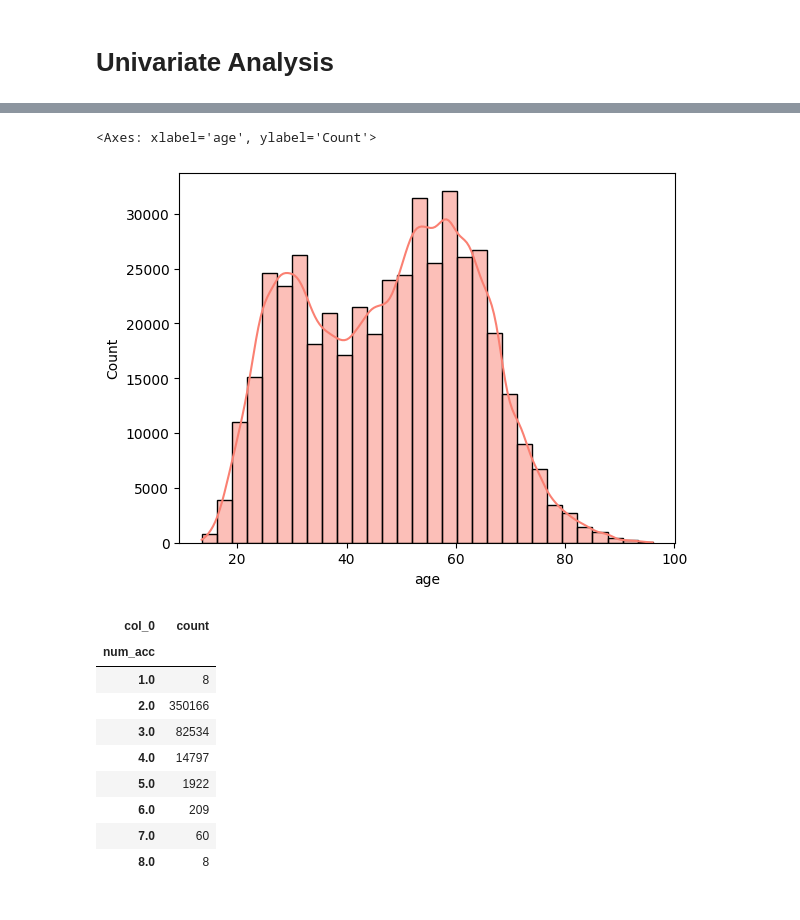
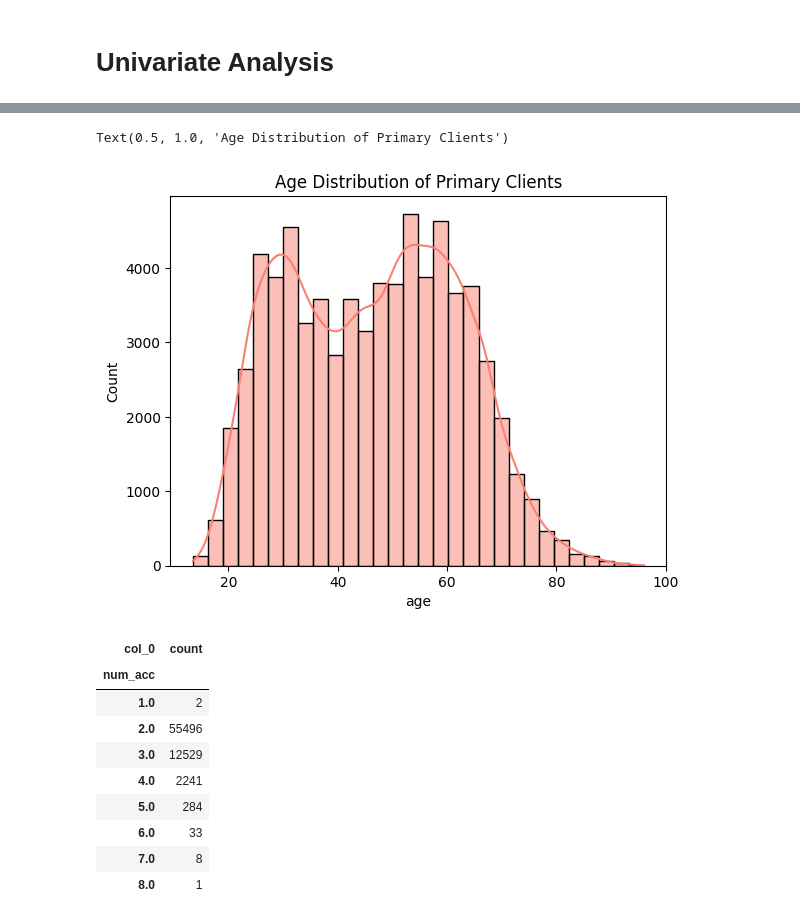
Before and after one commit to Ryanvandenakker/Vanguard_Project, a Jupyter notebook: notebooks/Vanguard Project.ipynb, the cells around one changed output, grey strips where cells are left out. Drawn from its saved outputs; the diff is of its cells as text; code cells hidden in the pictures.

```diff
--- a/notebooks/Vanguard Project.ipynb
+++ b/notebooks/Vanguard Project.ipynb
@@ -292,23 +303,23 @@ Passing `palette` without assigning `hue` is deprecated and will be removed in v
 # %%
 # Plotting a histogram for the 'age' column of the 'primary_clients' dataframe
-sns.histplot(primary_clients['age'], kde=True, bins=30, color="salmon")
+sns.histplot(clean_profile['age'], kde=True, bins=30, color="salmon")
+plt.title("Age Distribution of Primary Clients")
 # %% [output]
-<Axes: xlabel='age', ylabel='Count'>
+Text(0.5, 1.0, 'Age Distribution of Primary Clients')
-[figure, old version]
+[figure, new version]
 # %%
 # Creating a crosstab table for the 'num_acc' column, counting occurrences for each unique value
-account_freq = pd.crosstab(index = primary_clients["num_acc"],
-                              columns="count")
+account_freq = pd.crosstab(index = clean_profile["num_acc"], columns="count")
 account_freq
 # %% [output]
 | col_0 | count |
 | num_acc |  |
-| 1.0 | 8 |
-| 2.0 | 350166 |
-| 3.0 | 82534 |
-| 4.0 | 14797 |
-| 5.0 | 1922 |
-| 6.0 | 209 |
-| 7.0 | 60 |
-| 8.0 | 8 |
+| 1.0 | 2 |
+| 2.0 | 55496 |
+| 3.0 | 12529 |
+| 4.0 | 2241 |
+| 5.0 | 284 |
+| 6.0 | 33 |
+| 7.0 | 8 |
+| 8.0 | 1 |
 # %%
```
Also changed, not shown: parts of 26 cells of this notebook.
